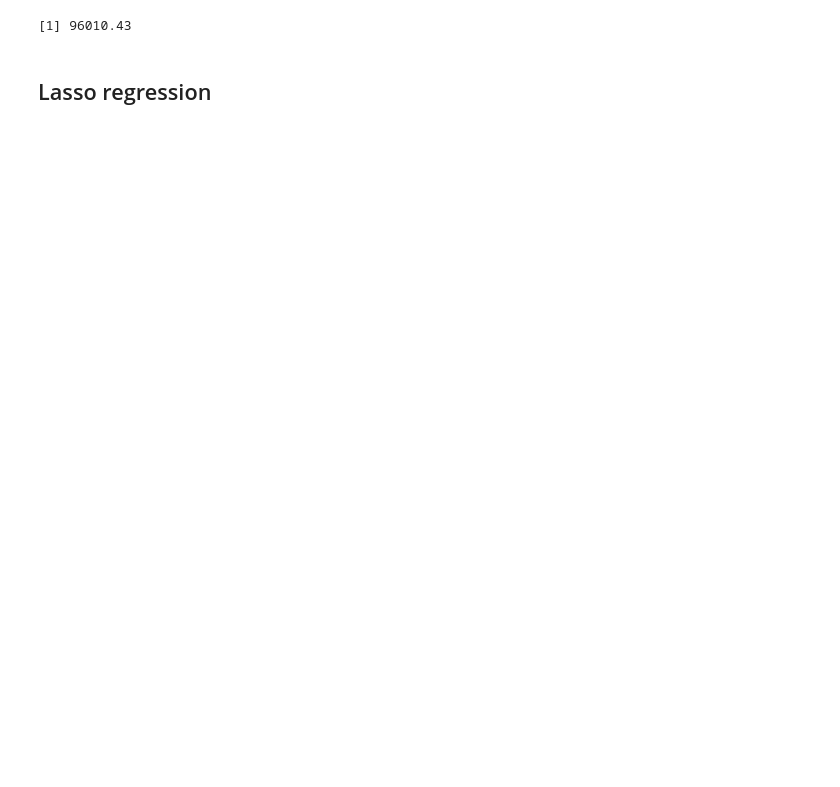
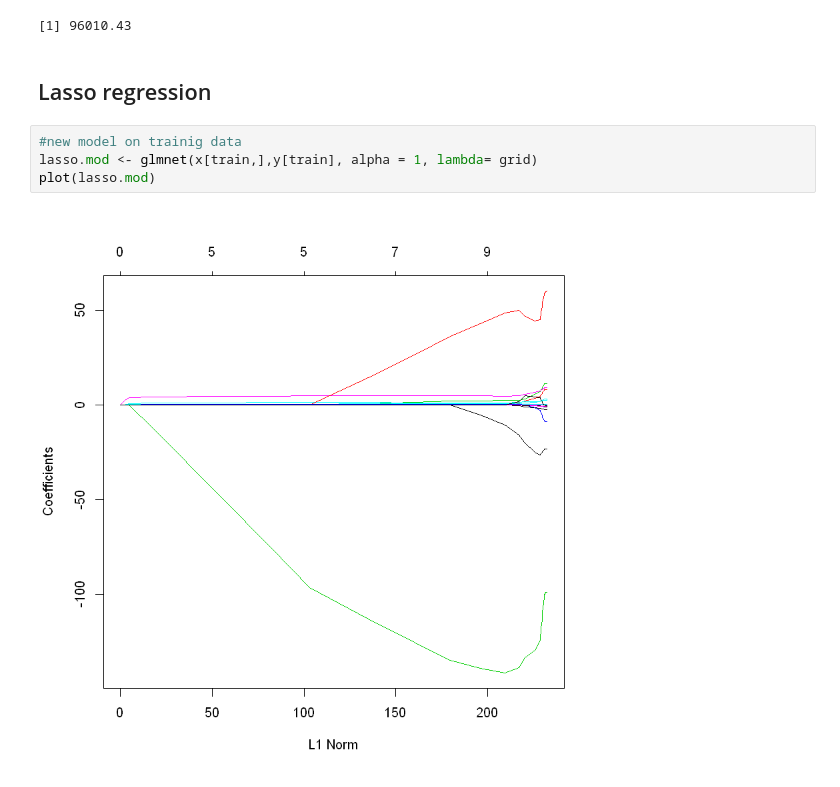
Before and after one commit to nkjadhav/Practise-R, a Jupyter notebook: Day 7/300818.ipynb, the cells around one changed output. Cells and saved outputs as stored; diff of their text form; blank space fills up the shorter version.

```diff
--- a/Day 7/300818.ipynb
+++ b/Day 7/300818.ipynb
@@ -243,3 +256,9 @@ RSS4
 [1] 96010.43
 # %% [markdown]
 ## Lasso regression
+# %%
+#new model on trainig data
+lasso.mod <- glmnet(x[train,],y[train], alpha = 1, lambda= grid)
+plot(lasso.mod)
+# %% [output]
+[figure, added]
```
Also changed, not shown: parts of 21 cells of this notebook.
